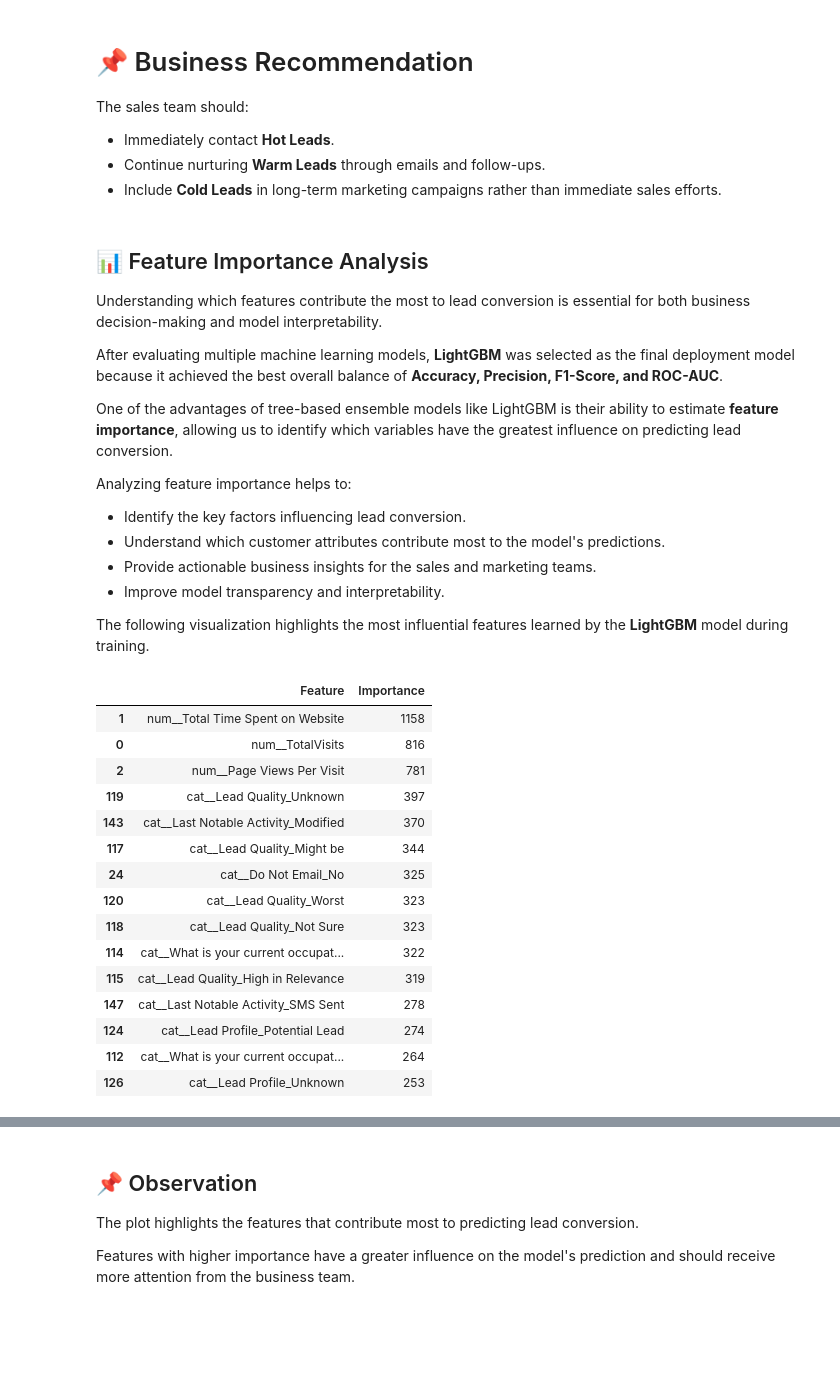
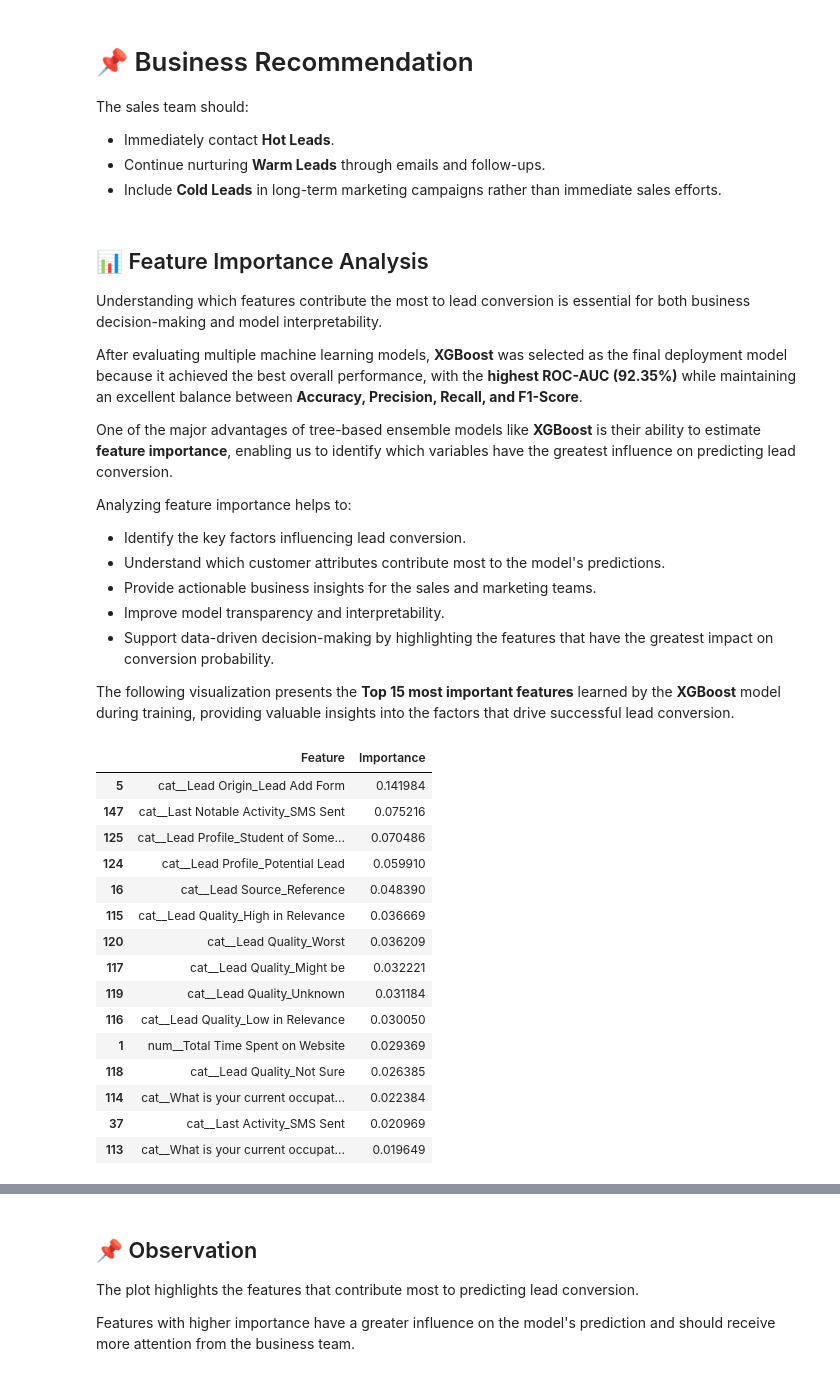
Before and after one commit to Tanu-jain-mlp/Celebal_Excellance_Internship, a Jupyter notebook: Celebal_Final_Project/notebooks/Lead_Scoring_Project.ipynb, the cells around one changed output, grey strips where cells are left out. Drawn from its saved outputs; the diff is of its cells as text; code cells hidden in the pictures; blank space fills up the shorter version.

```diff
--- a/Celebal_Final_Project/notebooks/Lead_Scoring_Project.ipynb
+++ b/Celebal_Final_Project/notebooks/Lead_Scoring_Project.ipynb
@@ -1586,31 +1649,3 @@ ROC AUC  : 0.923
 XGBoost is a gradient boosting algorithm known for its high predictive performance on structured datasets.
 
 It builds trees sequentially, correcting previous errors to improve overall accuracy.
-# %%
-!pip install xgboost==3.2.0
-xgb_pipeline = Pipeline([
-    ("preprocessor", preprocessor),
-    ("classifier", XGBClassifier(
-        random_state=42,
-        n_estimators=200,
-        learning_rate=0.1,
-        max_depth=5,
-        eval_metric="logloss"
-    ))
-])
-xgb_pipeline.fit(X_train, y_train)
-
-y_pred_xgb = xgb_pipeline.predict(X_test)
-y_prob_xgb = xgb_pipeline.predict_proba(X_test)[:,1]
-
-xgb_accuracy = accuracy_score(y_test,y_pred_xgb)
-xgb_precision = precision_score(y_test,y_pred_xgb)
-xgb_recall = recall_score(y_test,y_pred_xgb)
-xgb_f1 = f1_score(y_test,y_pred_xgb)
-xgb_auc = roc_auc_score(y_test,y_prob_xgb)
-
-print("Accuracy :", xgb_accuracy)
-print("Precision:", xgb_precision)
-print("Recall   :", xgb_recall)
-print("F1 Score :", xgb_f1)
-print("ROC AUC  :", xgb_auc)
@@ -1875,7 +1957,7 @@ Hence, **LightGBM was selected as the final model for deployment in the Lead Sco
 # %%
 import joblib
 
-best_model = best_lgbm
+best_model = optimized_xgb_model
 
 model_path = "/content/drive/MyDrive/Celebal_Final_Project/models/lead_scoring_model.pkl"
 
@@ -1985,9 +2067,9 @@ The sales team should:
 
 Understanding which features contribute the most to lead conversion is essential for both business decision-making and model interpretability.
 
-After evaluating multiple machine learning models, **LightGBM** was selected as the final deployment model because it achieved the best overall balance of **Accuracy, Precision, F1-Score, and ROC-AUC**.
+After evaluating multiple machine learning models, **XGBoost** was selected as the final deployment model because it achieved the best overall performance, with the **highest ROC-AUC (92.35%)** while maintaining an excellent balance between **Accuracy, Precision, Recall, and F1-Score**.
 
-One of the advantages of tree-based ensemble models like LightGBM is their ability to estimate **feature importance**, allowing us to identify which variables have the greatest influence on predicting lead conversion.
+One of the major advantages of tree-based ensemble models like **XGBoost** is their ability to estimate **feature importance**, enabling us to identify which variables have the greatest influence on predicting lead conversion.
 
 Analyzing feature importance helps to:
 
@@ -1995,41 +2077,42 @@ Analyzing feature importance helps to:
 - Understand which customer attributes contribute most to the model's predictions.
 - Provide actionable business insights for the sales and marketing teams.
 - Improve model transparency and interpretability.
+- Support data-driven decision-making by highlighting the features that have the greatest impact on conversion probability.
 
-The following visualization highlights the most influential features learned by the **LightGBM** model during training.
+The following visualization presents the **Top 15 most important features** learned by the **XGBoost** model during training, providing valuable insights into the factors that drive successful lead conversion.
 # %%
 feature_names = best_model.named_steps["preprocessor"].get_feature_names_out()
 
-importances = best_model.named_steps["classifier"].feature_importances_
+importances = best_model.named_steps["xgb_node"].feature_importances_
 
 feature_importance = pd.DataFrame({
     "Feature": feature_names,
     "Importance": importances
 })
 
 feature_importance = feature_importance.sort_values(
     by="Importance",
     ascending=False
 )
 
 feature_importance.head(15)
 # %% [output]
 |  | Feature | Importance |
-| 1 | num__Total Time Spent on Website | 1158 |
-| 0 | num__TotalVisits | 816 |
-| 2 | num__Page Views Per Visit | 781 |
-| 119 | cat__Lead Quality_Unknown | 397 |
-| 143 | cat__Last Notable Activity_Modified | 370 |
-| 117 | cat__Lead Quality_Might be | 344 |
-| 24 | cat__Do Not Email_No | 325 |
-| 120 | cat__Lead Quality_Worst | 323 |
-| 118 | cat__Lead Quality_Not Sure | 323 |
-| 114 | cat__What is your current occupat... | 322 |
-| 115 | cat__Lead Quality_High in Relevance | 319 |
-| 147 | cat__Last Notable Activity_SMS Sent | 278 |
-| 124 | cat__Lead Profile_Potential Lead | 274 |
-| 112 | cat__What is your current occupat... | 264 |
-| 126 | cat__Lead Profile_Unknown | 253 |
+| 5 | cat__Lead Origin_Lead Add Form | 0.141984 |
+| 147 | cat__Last Notable Activity_SMS Sent | 0.075216 |
+| 125 | cat__Lead Profile_Student of Some... | 0.070486 |
+| 124 | cat__Lead Profile_Potential Lead | 0.059910 |
+| 16 | cat__Lead Source_Reference | 0.048390 |
+| 115 | cat__Lead Quality_High in Relevance | 0.036669 |
+| 120 | cat__Lead Quality_Worst | 0.036209 |
+| 117 | cat__Lead Quality_Might be | 0.032221 |
+| 119 | cat__Lead Quality_Unknown | 0.031184 |
+| 116 | cat__Lead Quality_Low in Relevance | 0.030050 |
+| 1 | num__Total Time Spent on Website | 0.029369 |
+| 118 | cat__Lead Quality_Not Sure | 0.026385 |
+| 114 | cat__What is your current occupat... | 0.022384 |
+| 37 | cat__Last Activity_SMS Sent | 0.020969 |
+| 113 | cat__What is your current occupat... | 0.019649 |
 # %%
 plt.figure(figsize=(10,8))
 
```
Also changed, not shown: parts of 24 cells of this notebook.
